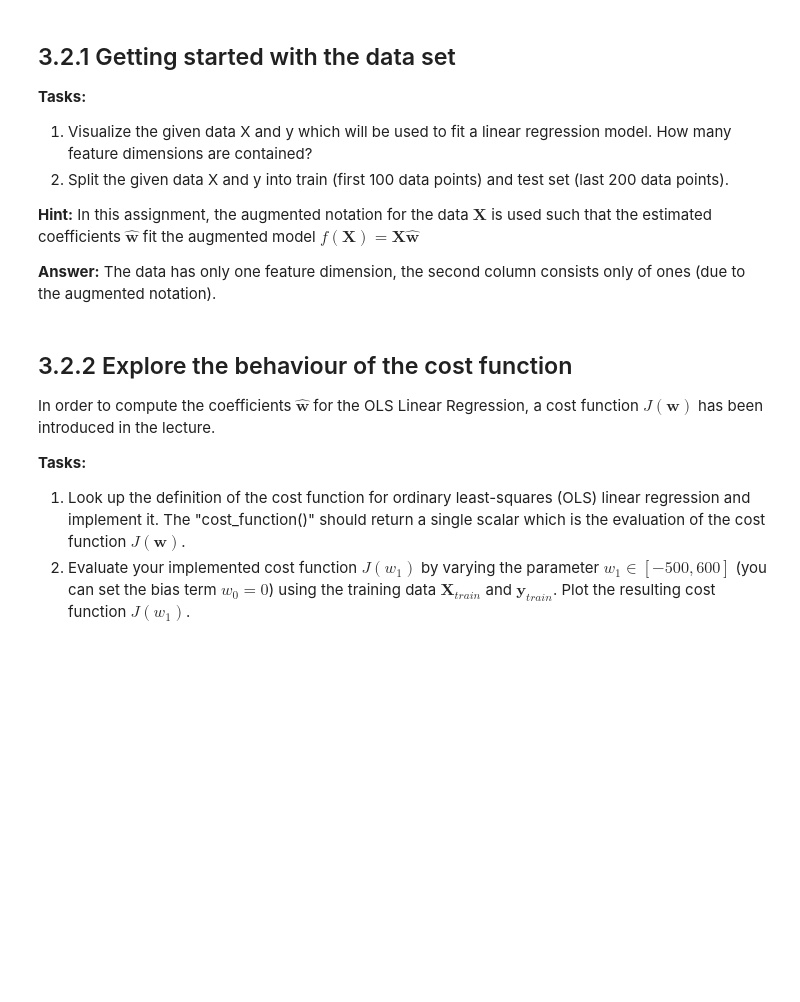
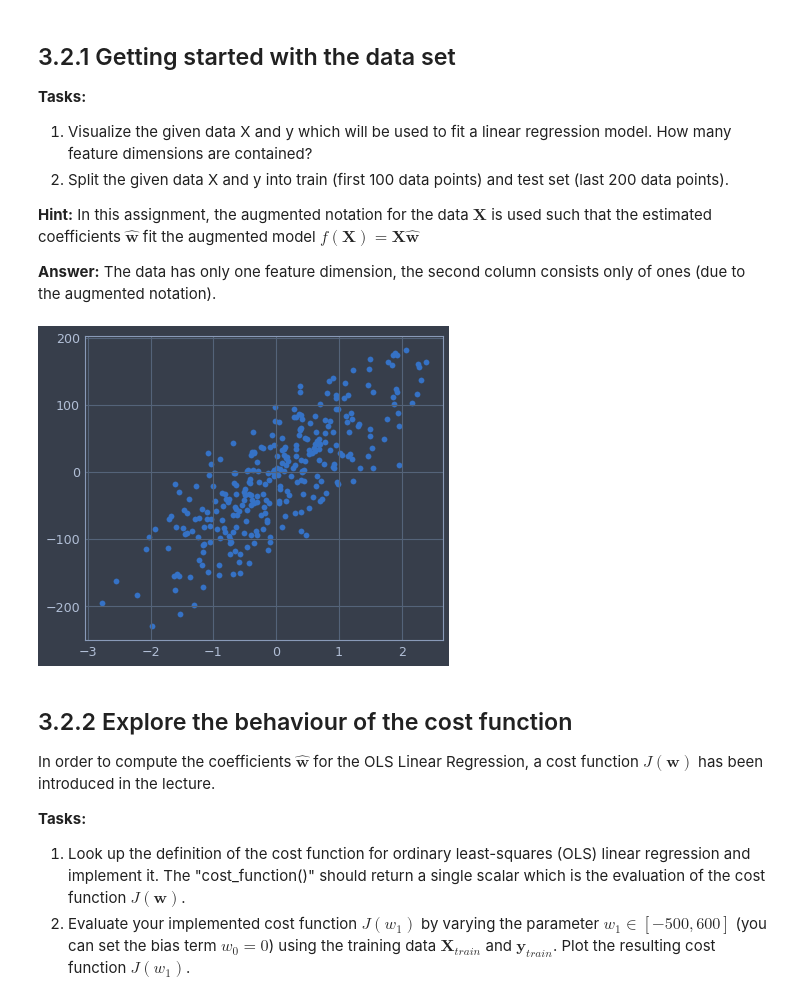
Before and after one commit to svilches/ml, a Jupyter notebook: Assignment 3/3.2 Linear Regression with Gradient Descent.ipynb, the cells around one changed output. Cells and saved outputs as stored; diff of their text form; code cells hidden in the pictures; blank space fills up the shorter version.

```diff
--- a/Assignment 3/3.2 Linear Regression with Gradient Descent.ipynb
+++ b/Assignment 3/3.2 Linear Regression with Gradient Descent.ipynb
@@ -23,17 +24,24 @@ The data has only one feature dimension, the second column consists only of ones
 # %%
 data_dir = 'data/GD_dataset1.data'
 label_dir = 'data/GD_dataset1.labels'
 
 X = np.loadtxt(data_dir)
 y = np.loadtxt(label_dir)
 
 # (1.) -> check the dimensionality of the given data
 
-
 # (1.) -> plot the given data (D=1)
-
+jtplot.style('onedork')
+plt.scatter(X[:,0], y);
+plt.show()
 
 # (2.) -> split the data in train/test set
+X_train=X[:-25,:]
+y_train=y[:-25]
+X_test=X[-25:,:]
+y_test=y[-25:]
+# %% [output]
+[figure, added]
 # %% [markdown]
 ## 3.2.2 Explore the behaviour of the cost function
 
```
Also changed, not shown: parts of 5 cells of this notebook, 1 other file.
